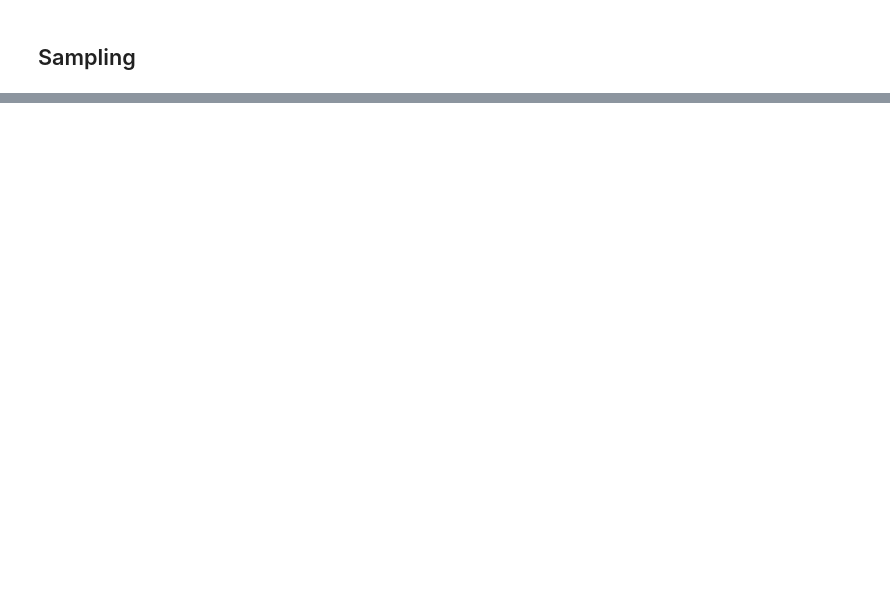
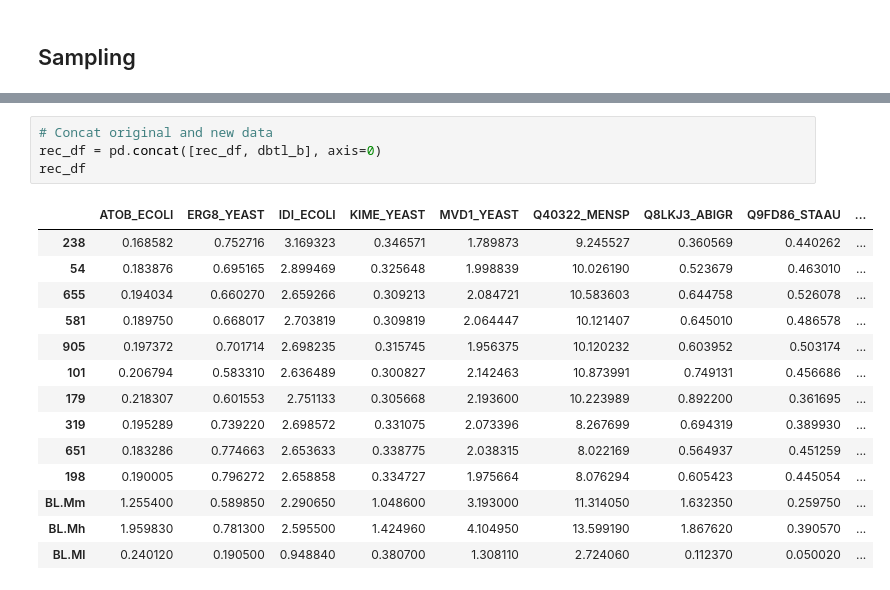
Before and after one commit to costasmexis/straindesignXAI, a Jupyter notebook: notebooks/Limonene.ipynb, the cells around one changed output, grey strips where cells are left out. Drawn from its saved outputs; the diff is of its cells as text; blank space fills up the shorter version.

```diff
--- a/notebooks/Limonene.ipynb
+++ b/notebooks/Limonene.ipynb
@@ -428,0 +264,19 @@ Maximum Mean Discrepance = 0.31357
+# %%
+# Concat original and new data
+rec_df = pd.concat([rec_df, dbtl_b], axis=0)
+rec_df
+# %% [output]
+|  | ATOB_ECOLI | ERG8_YEAST | IDI_ECOLI | KIME_YEAST | MVD1_YEAST | Q40322_MENSP | Q8LKJ3_ABIGR | Q9FD86_STAAU | ... |
+| 238 | 0.168582 | 0.752716 | 3.169323 | 0.346571 | 1.789873 | 9.245527 | 0.360569 | 0.440262 | ... |
+| 54 | 0.183876 | 0.695165 | 2.899469 | 0.325648 | 1.998839 | 10.026190 | 0.523679 | 0.463010 | ... |
+| 655 | 0.194034 | 0.660270 | 2.659266 | 0.309213 | 2.084721 | 10.583603 | 0.644758 | 0.526078 | ... |
+| 581 | 0.189750 | 0.668017 | 2.703819 | 0.309819 | 2.064447 | 10.121407 | 0.645010 | 0.486578 | ... |
+| 905 | 0.197372 | 0.701714 | 2.698235 | 0.315745 | 1.956375 | 10.120232 | 0.603952 | 0.503174 | ... |
+| 101 | 0.206794 | 0.583310 | 2.636489 | 0.300827 | 2.142463 | 10.873991 | 0.749131 | 0.456686 | ... |
+| 179 | 0.218307 | 0.601553 | 2.751133 | 0.305668 | 2.193600 | 10.223989 | 0.892200 | 0.361695 | ... |
+| 319 | 0.195289 | 0.739220 | 2.698572 | 0.331075 | 2.073396 | 8.267699 | 0.694319 | 0.389930 | ... |
+| 651 | 0.183286 | 0.774663 | 2.653633 | 0.338775 | 2.038315 | 8.022169 | 0.564937 | 0.451259 | ... |
+| 198 | 0.190005 | 0.796272 | 2.658858 | 0.334727 | 1.975664 | 8.076294 | 0.605423 | 0.445054 | ... |
+| BL.Mm | 1.255400 | 0.589850 | 2.290650 | 1.048600 | 3.193000 | 11.314050 | 1.632350 | 0.259750 | ... |
+| BL.Mh | 1.959830 | 0.781300 | 2.595500 | 1.424960 | 4.104950 | 13.599190 | 1.867620 | 0.390570 | ... |
+| BL.Ml | 0.240120 | 0.190500 | 0.948840 | 0.380700 | 1.308110 | 2.724060 | 0.112370 | 0.050020 | ... |
```
Also changed, not shown: parts of 15 cells of this notebook, 5 other files.
